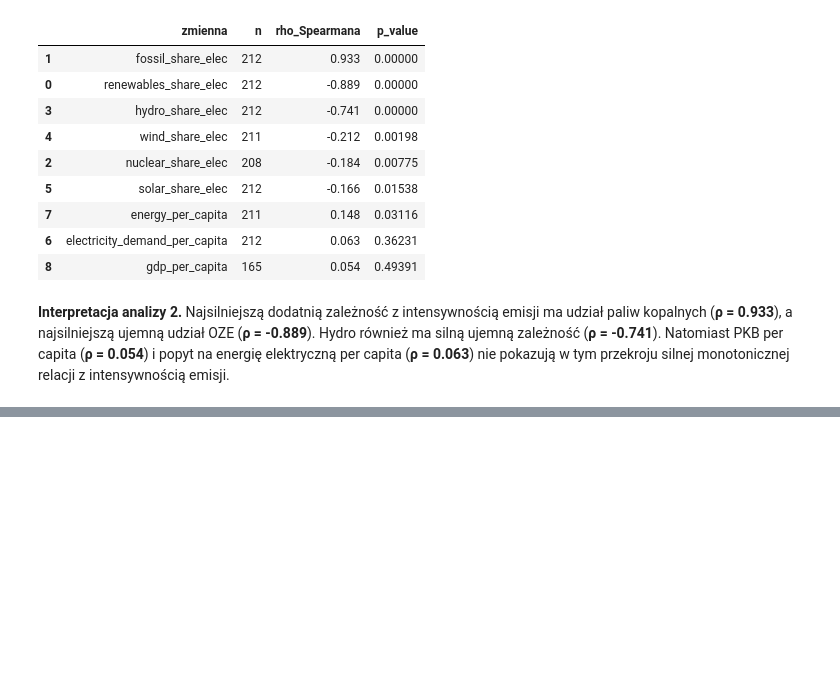
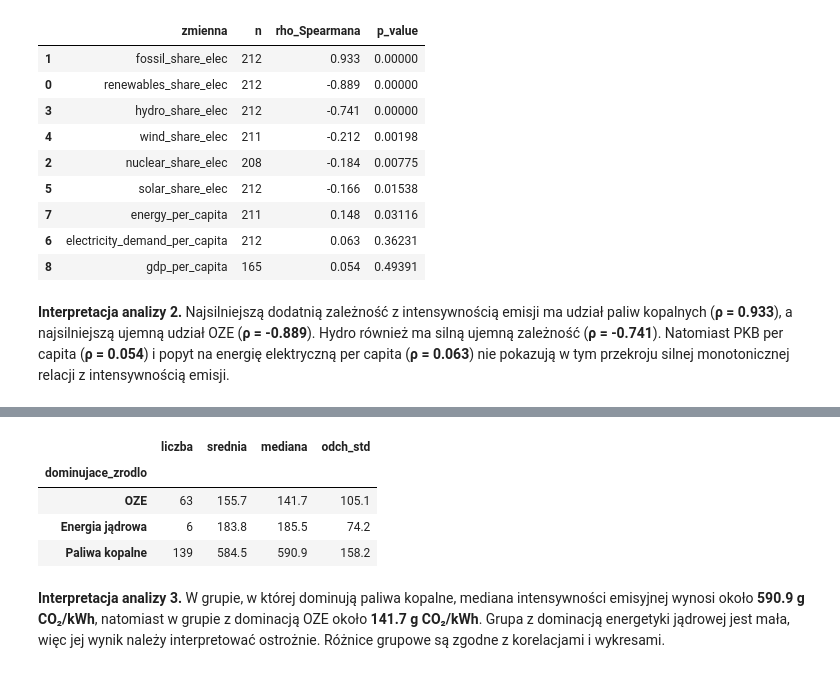
Before and after one commit to J-E-Wa/Analiza-i-wizualizacja-danych, a Jupyter notebook: energy-data-analyze.ipynb, the cells around one changed output, grey strips where cells are left out. Saved outputs shown, nothing was run; the diff lists cells and outputs as text; code cells hidden in the pictures; blank space fills up the shorter version.

```diff
--- a/energy-data-analyze.ipynb
+++ b/energy-data-analyze.ipynb
@@ -436,0 +455,22 @@ spearman_table.round({"rho_Spearmana": 3, "p_value": 5})
+# %%
+# Analiza 3b: dominujące źródło w miksie
+mix_cols = ["fossil_share_elec", "renewables_share_elec", "nuclear_share_elec"]
+m = data[["carbon_intensity_elec"] + mix_cols].dropna().copy()
+m["dominujace_zrodlo"] = m[mix_cols].idxmax(axis=1).map({
+    "fossil_share_elec": "Paliwa kopalne",
+    "renewables_share_elec": "OZE",
+    "nuclear_share_elec": "Energia jądrowa"
+})
+
+mix_summary = m.groupby("dominujace_zrodlo")["carbon_intensity_elec"].agg(
+    liczba="count", srednia="mean", mediana="median", odch_std="std"
+).sort_values("mediana").round(1)
+mix_summary
+# %% [output]
+|  | liczba | srednia | mediana | odch_std |
+| dominujace_zrodlo |  |  |  |  |
+| OZE | 63 | 155.7 | 141.7 | 105.1 |
+| Energia jądrowa | 6 | 183.8 | 185.5 | 74.2 |
+| Paliwa kopalne | 139 | 584.5 | 590.9 | 158.2 |
+# %% [markdown]
+**Interpretacja analizy 3.** W grupie, w której dominują paliwa kopalne, mediana intensywności emisyjnej wynosi około **590.9 g CO₂/kWh**, natomiast w grupie z dominacją OZE około **141.7 g CO₂/kWh**. Grupa z dominacją energetyki jądrowej jest mała, więc jej wynik należy interpretować ostrożnie. Różnice grupowe są zgodne z korelacjami i wykresami.
```
Also changed, not shown: parts of 1 cell of this notebook.
